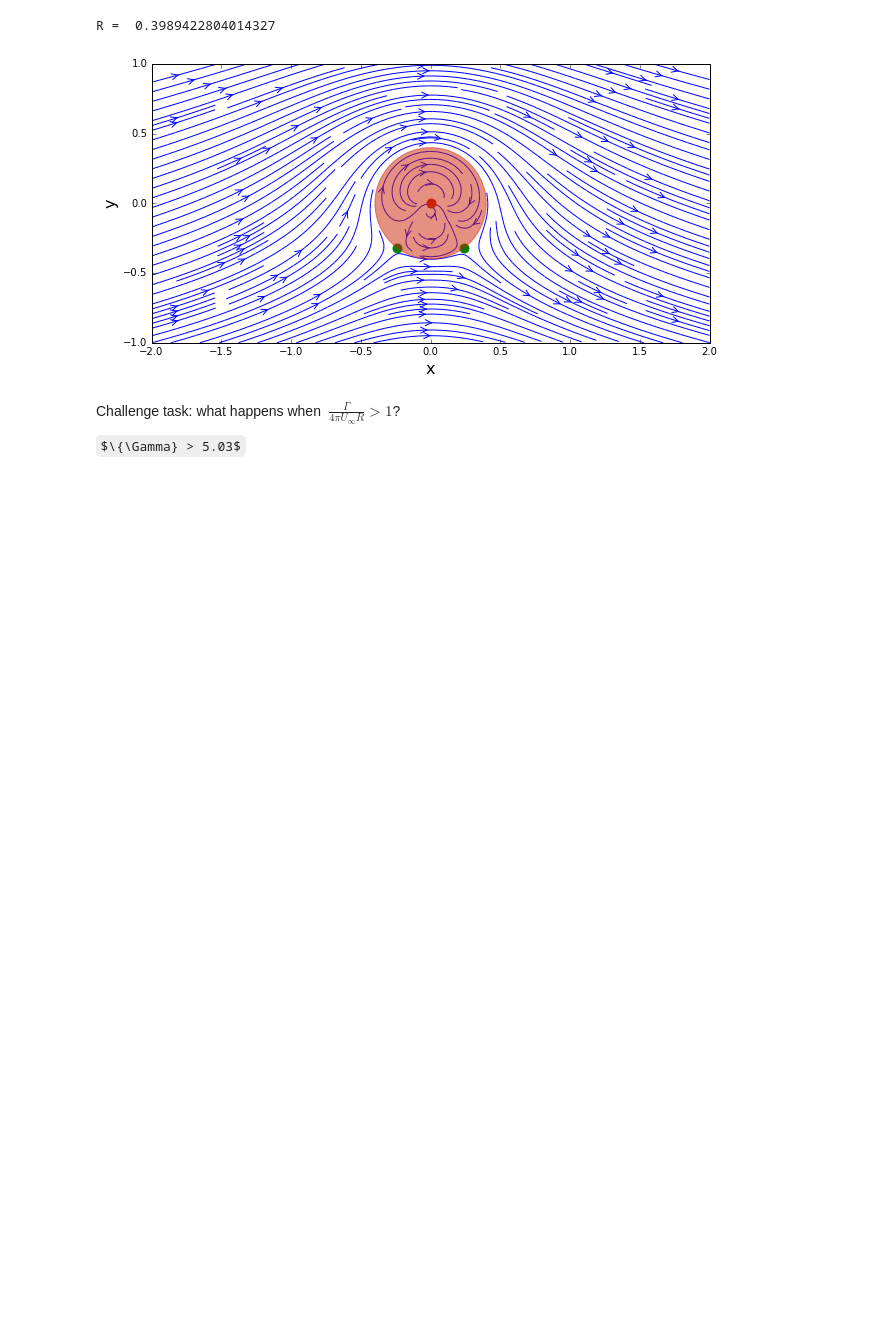
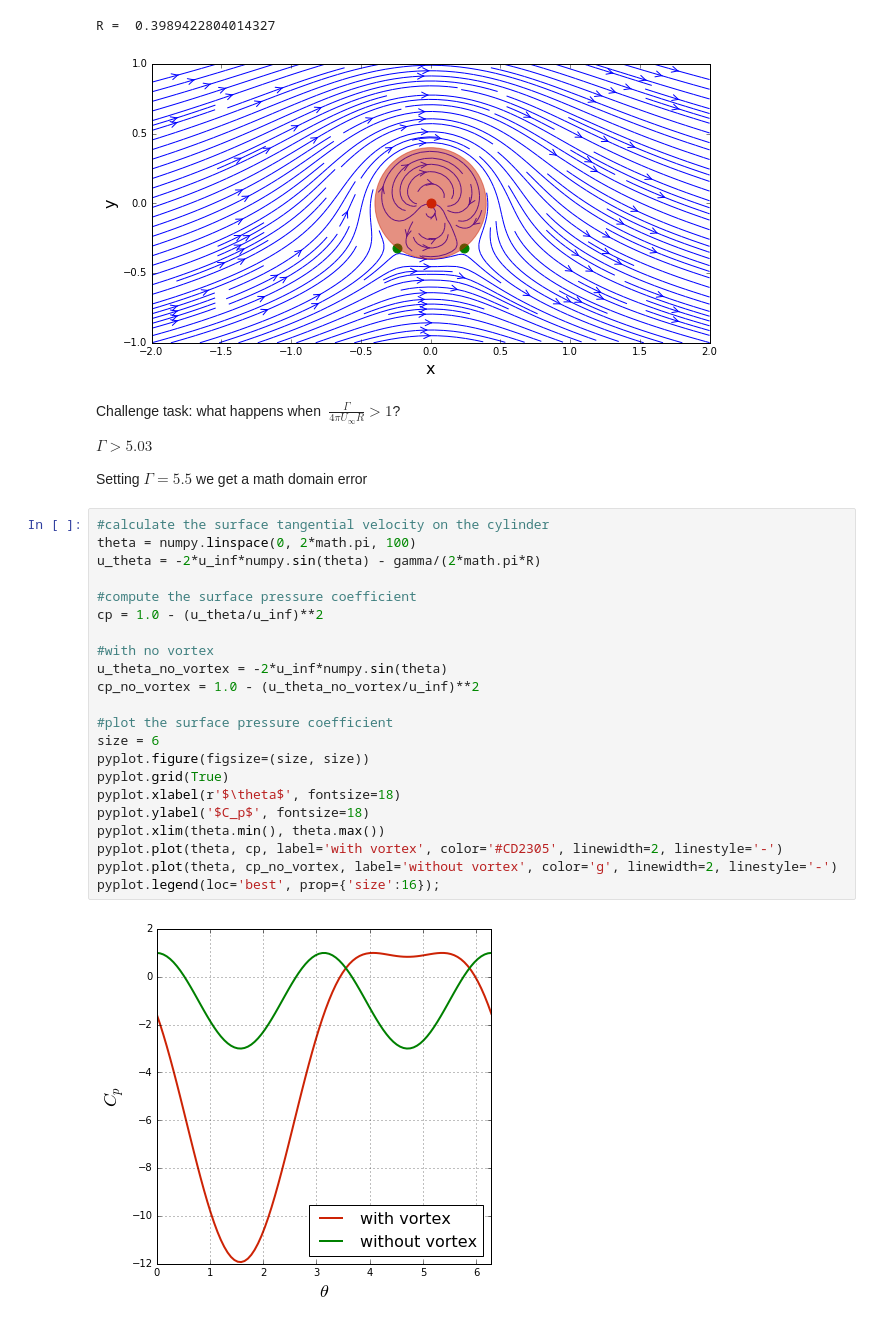
Before and after one commit to alexabaumer/MAE6226, a Jupyter notebook: Baumer_lesson06.ipynb, the cells around one changed output. Drawn from its saved outputs; the diff is of its cells as text; some formulas as TeX source; blank space fills up the shorter version.

```diff
--- a/Baumer_lesson06.ipynb
+++ b/Baumer_lesson06.ipynb
@@ -128,4 +128,30 @@ R =  0.3989422804014327
 # %% [markdown]
 Challenge task: what happens when $\ \frac{\Gamma}{4\pi U_\infty R} >1$?
 
-$\{\Gamma} > 5.03$
+${\Gamma} > 5.03$
+
+Setting ${\Gamma} = 5.5$ we get a math domain error
+# %%
+#calculate the surface tangential velocity on the cylinder
+theta = numpy.linspace(0, 2*math.pi, 100)
+u_theta = -2*u_inf*numpy.sin(theta) - gamma/(2*math.pi*R)
+
+#compute the surface pressure coefficient
+cp = 1.0 - (u_theta/u_inf)**2
+
+#with no vortex
+u_theta_no_vortex = -2*u_inf*numpy.sin(theta)
+cp_no_vortex = 1.0 - (u_theta_no_vortex/u_inf)**2
+
+#plot the surface pressure coefficient
+size = 6
+pyplot.figure(figsize=(size, size))
+pyplot.grid(True)
+pyplot.xlabel(r'$\theta$', fontsize=18)
+pyplot.ylabel('$C_p$', fontsize=18)
+pyplot.xlim(theta.min(), theta.max())
+pyplot.plot(theta, cp, label='with vortex', color='#CD2305', linewidth=2, linestyle='-')
+pyplot.plot(theta, cp_no_vortex, label='without vortex', color='g', linewidth=2, linestyle='-')
+pyplot.legend(loc='best', prop={'size':16});
+# %% [output]
+[figure, added]
```
Also changed, not shown: parts of 1 cell of this notebook.
